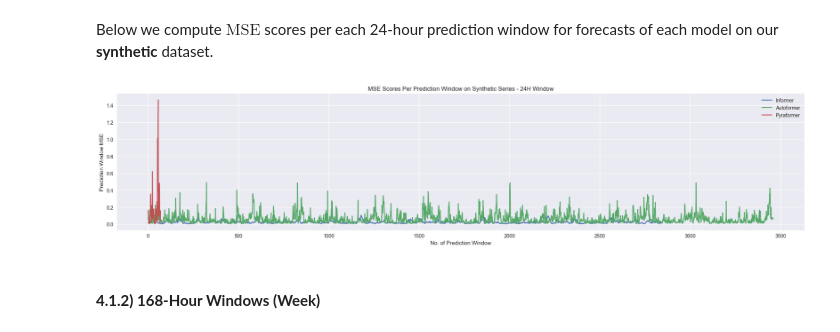
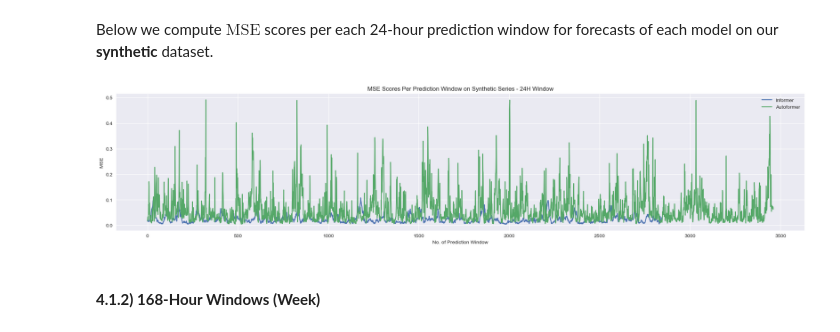
Before and after one commit to anasashb/TransformersEnergyTS, a Jupyter notebook: prototype.ipynb, the cells around one changed output. Saved outputs shown, nothing was run; the diff lists cells and outputs as text; code cells hidden in the pictures.

```diff
--- a/prototype.ipynb
+++ b/prototype.ipynb
@@ -250,21 +156,0 @@ To better see the small scale differences between the two datasets we present th
-# %%
-title_list_synth = ["24 Hour Example - Synthetic Series ","Weekly Example - Synthetic Series", "Monthly Example - Synthetic Series"]
-title_list_energy = ["24 Hour Example - German Wind Energy Output","Weekly Example - German Wind Energy Output", "Monthly Example - German Wind Energy Output"]
-#xticks = [pd.date_range(start="2023-12-31 00:00:00", end="2023-12-31 23:00:00", freq='2H'),pd.date_range(start="2023-12-25 00:00:00", end="2024-01-01 00:00:00", freq='D'),pd.date_range(start="2023-11-30 00:00:00", end="2023-12-31 23:00:00", freq='3D')]
-
-fig, axes = plt.subplots(nrows=2, ncols=3, figsize=(15, 10))
-for i, ax in enumerate(axes.flatten()):
-    df = df1 if i < 3 else df3
-    item = i if i < 3 else i - 3
-    title_list = title_list_synth if i < 3 else title_list_energy
-
-    ax.plot(pd.to_datetime(df['date'][-hour_list[item]:]), df['TARGET'][-hour_list[item]:])
-    ax.set_title(title_list[item])
-    ax.xaxis.set_major_formatter(mdates.DateFormatter('%Y-%m-%d %H:%M'))
-    ax.set_xlabel('Date')
-    #ax.set_xticks(xticks[item])
-    ax.tick_params(axis='x', rotation=45)
-    ax.set_ylabel('Output in Percent of Generation Capacity (base 2015)')
-
-plt.tight_layout()
-plt.show()
@@ -427,16 +361,16 @@ pyraformer_errors_synth_24 = np.array([MSE(pyraformer_synthpreds_24[i, :, :], py
 # %%
 plt.figure(figsize=(25, 5))
 plt.plot(informer_errors_synth_24, label='Informer')
 plt.plot(autoformer_errors_synth_24, label='Autoformer')
-plt.plot(pyraformer_errors_synth_24, label='Pyraformer')
+#plt.plot(pyraformer_errors_synth_24, label='Pyraformer')
 plt.title('MSE Scores Per Prediction Window on Synthetic Series - 24H Window')
 plt.xlabel('No. of Prediction Window')
-plt.ylabel('Prediction Window MSE')
+plt.ylabel('MSE')
 plt.legend()
 plt.show()
 plt.close()
 # %% [output]
-[figure, old version]
+[figure, new version]
 # %% [markdown]
 #### **4.1.2) 168-Hour Windows (Week)**
 # %% [markdown]
```
Also changed, not shown: parts of 41 cells of this notebook.
